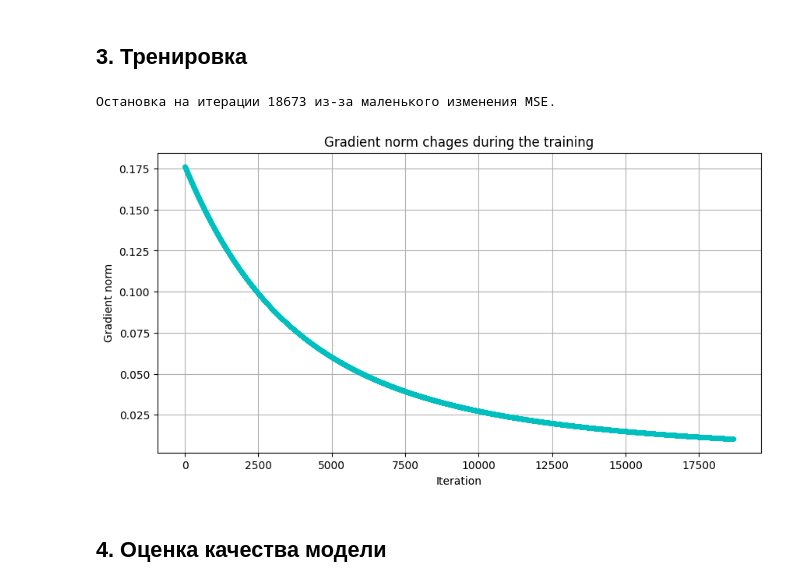
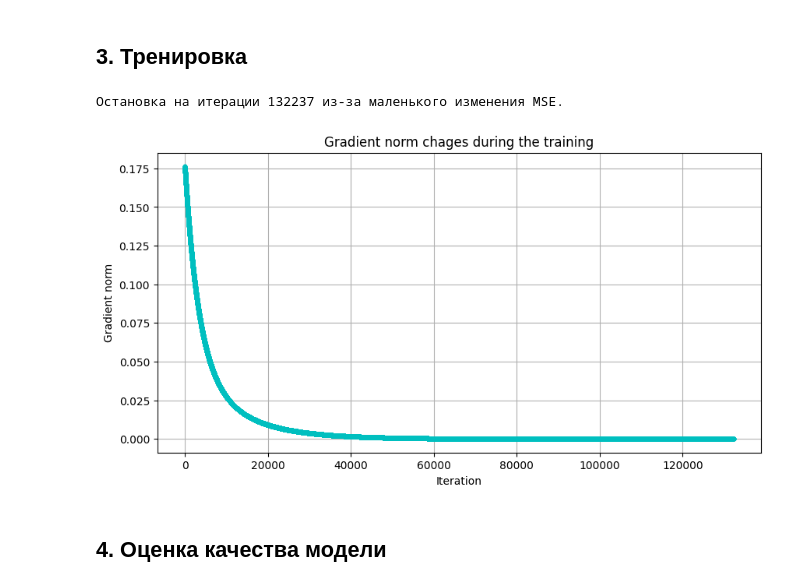
Before and after one commit to saitovmarat/Neural-Networks, a Jupyter notebook: Task_2/linearClassification.ipynb, the cells around one changed output. Cells and saved outputs as stored; diff of their text form; code cells hidden in the pictures.

```diff
--- a/Task_2/linearClassification.ipynb
+++ b/Task_2/linearClassification.ipynb
@@ -171,12 +171,9 @@ class LinearClassificator:
             self.weights -= self.lr * grad
 
             self.gradHistory.append(np.linalg.norm(grad))
-            if i > 0 and abs(self.gradHistory[i] - self.gradHistory[i-1]) < self.eps:
+            if i > 0 and np.linalg.norm(grad) < self.eps:
                 print(f"Остановка на итерации {i} из-за маленького изменения MSE.")
                 break
-
-        self.coef_ = self.weights[1:]
-        self.intercept_ = self.weights[0]
 
     def predict(self, X):
         X = self.addPolynomialFeatures(X)
@@ -208,20 +205,20 @@ class LinearClassificator:
 # %% [markdown]
 ## 3. Тренировка
 # %%
-model = LinearClassificator(degree=1)
+model = LinearClassificator()
 model.fit(x_train, y_train)
 
 gradHistory = model.getGradHistory()
 plt.figure(figsize=(10, 5))
 plt.plot(gradHistory, marker='.', linestyle=':', color='c')
 plt.title('Gradient norm chages during the training')
 plt.xlabel('Iteration')
 plt.ylabel('Gradient norm')
 plt.grid(True)
 plt.show()
 # %% [output]
-Остановка на итерации 18673 из-за маленького изменения MSE.
+Остановка на итерации 132237 из-за маленького изменения MSE.
-[figure, old version]
+[figure, new version]
 # %% [markdown]
 ## 4. Оценка качества модели
 # %%
```
Also changed, not shown: parts of 2 cells of this notebook.
